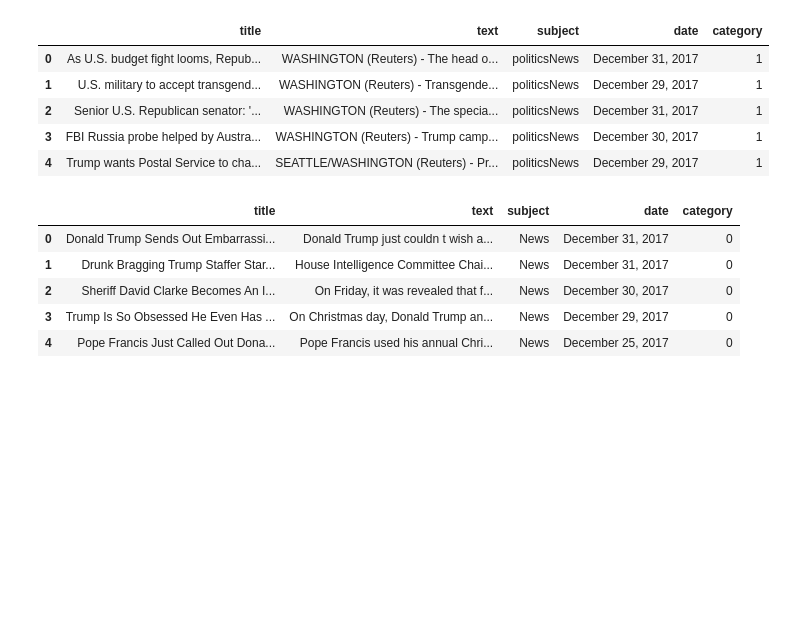
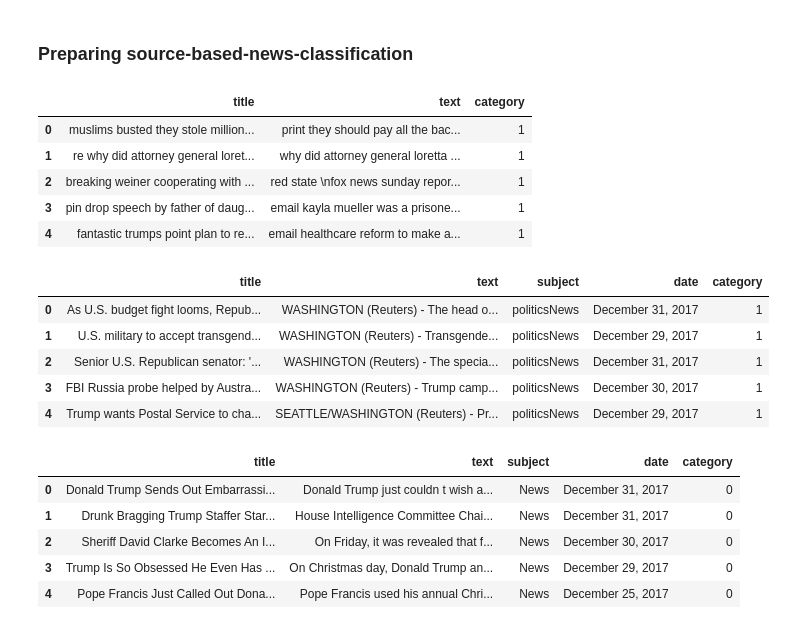
Before and after one commit to linksaiyajin/ML-Project, a Jupyter notebook: fake-news-classification.ipynb, the cells around one changed output. Saved outputs shown, nothing was run; the diff lists cells and outputs as text; code cells hidden in the pictures; blank space fills up the shorter version.

```diff
--- a/fake-news-classification.ipynb
+++ b/fake-news-classification.ipynb
@@ -27,3 +65,25 @@ false = pd.read_csv("../input/fake-and-real-news-dataset/Fake.csv")
+# %% [markdown]
+### Preparing source-based-news-classification
+# %%
+source_based = pd.read_csv("../input/source-based-news-classification/news_articles.csv")
+# removing non-english articles
+source_based = source_based[source_based['language'] == 'english']
+# removing all unnecessary columns
+source_based = source_based[['title', 'text', 'label']]
+
+# turning labels intoo boolean category (1 for real, 0 for fake)
+dic = {'Real': 1, 'Fake': 0}
+source_based['category'] = source_based['label'].map(dic)
+del source_based['label']
+
+source_based.head()
+# %% [output]
+|  | title | text | category |
+| 0 | muslims busted they stole million... | print they should pay all the bac... | 1 |
+| 1 | re why did attorney general loret... | why did attorney general loretta ... | 1 |
+| 2 | breaking weiner cooperating with ... | red state \nfox news sunday repor... | 1 |
+| 3 | pin drop speech by father of daug... | email kayla mueller was a prisone... | 1 |
+| 4 | fantastic trumps point plan to re... | email healthcare reform to make a... | 1 |
 # %%
 true['category'] = 1
 false['category'] = 0
```
Also changed, not shown: parts of 11 cells of this notebook.
